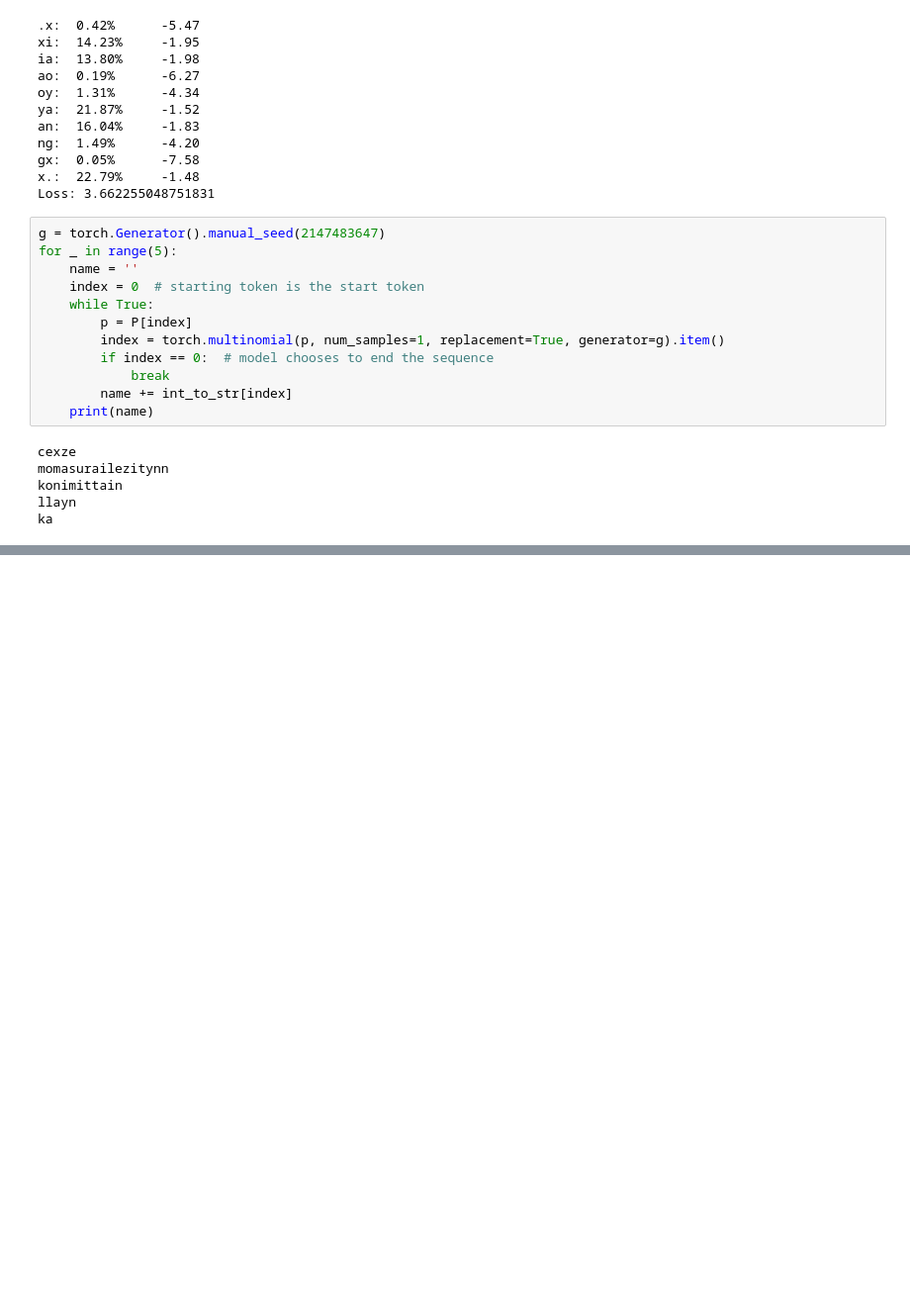
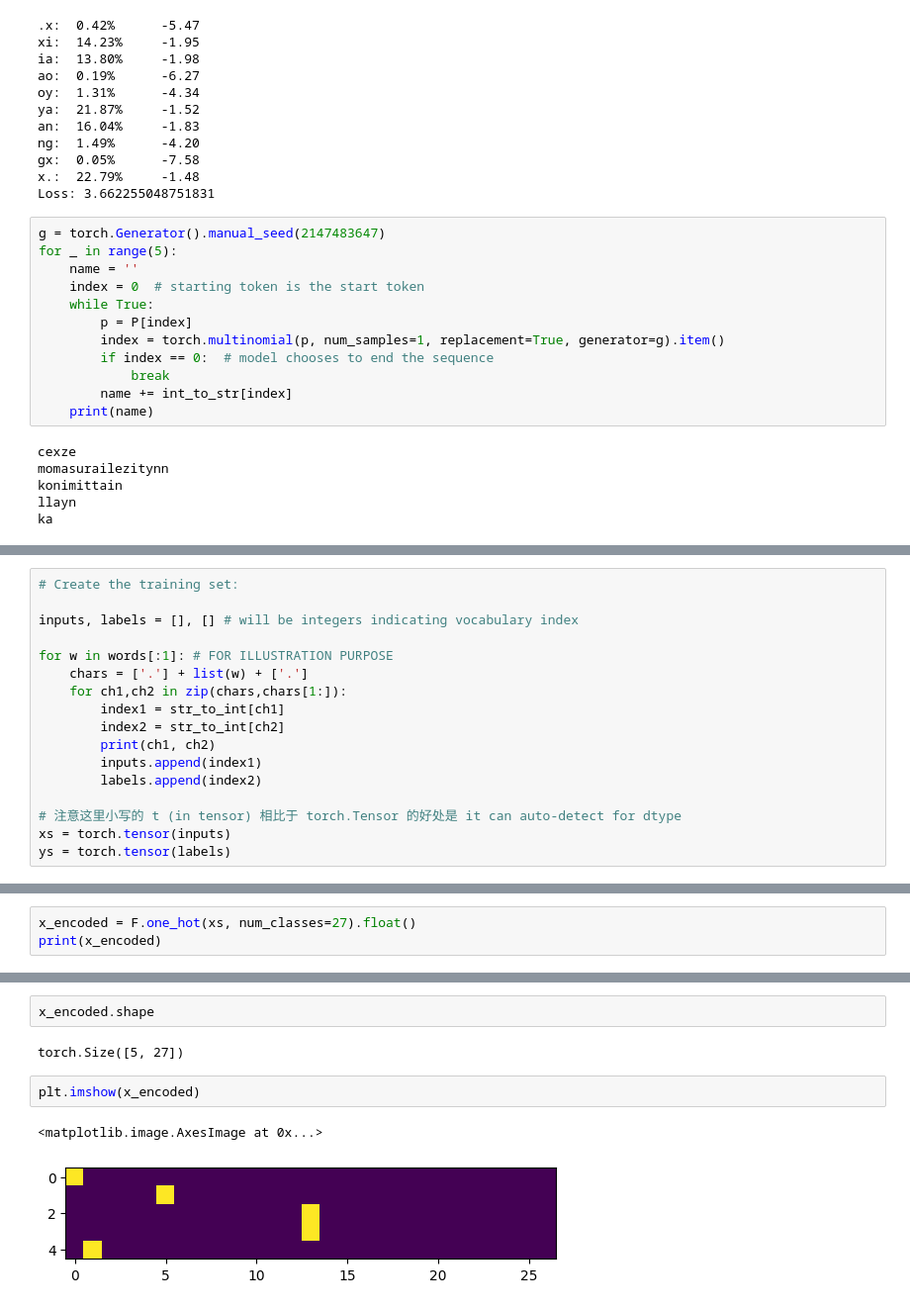
Before and after one commit to IQ404/my-makemore, a Jupyter notebook: notebook.ipynb, the cells around one changed output, grey strips where cells are left out. Shown at 99% size. Saved outputs shown, nothing was run; the diff lists cells and outputs as text; blank space fills up the shorter version.

```diff
--- a/notebook.ipynb
+++ b/notebook.ipynb
@@ -493,0 +499,17 @@ ka
+# %%
+# Create the training set:
+
+inputs, labels = [], [] # will be integers indicating vocabulary index
+
+for w in words[:1]: # FOR ILLUSTRATION PURPOSE
+    chars = ['.'] + list(w) + ['.']
+    for ch1,ch2 in zip(chars,chars[1:]):
+        index1 = str_to_int[ch1]
+        index2 = str_to_int[ch2]
+        print(ch1, ch2)
+        inputs.append(index1)
+        labels.append(index2)
+
+# 注意这里小写的 t (in tensor) 相比于 torch.Tensor 的好处是 it can auto-detect for dtype
+xs = torch.tensor(inputs)
+ys = torch.tensor(labels)
@@ -493,0 +534,3 @@ ka
+# %%
+x_encoded = F.one_hot(xs, num_classes=27).float()
+print(x_encoded)
@@ -493,0 +548,9 @@ ka
+# %%
+x_encoded.shape
+# %% [output]
+torch.Size([5, 27])
+# %%
+plt.imshow(x_encoded)
+# %% [output]
+<matplotlib.image.AxesImage at 0x...>
+[figure, added]
```
Also changed, not shown: parts of 7 cells of this notebook.
